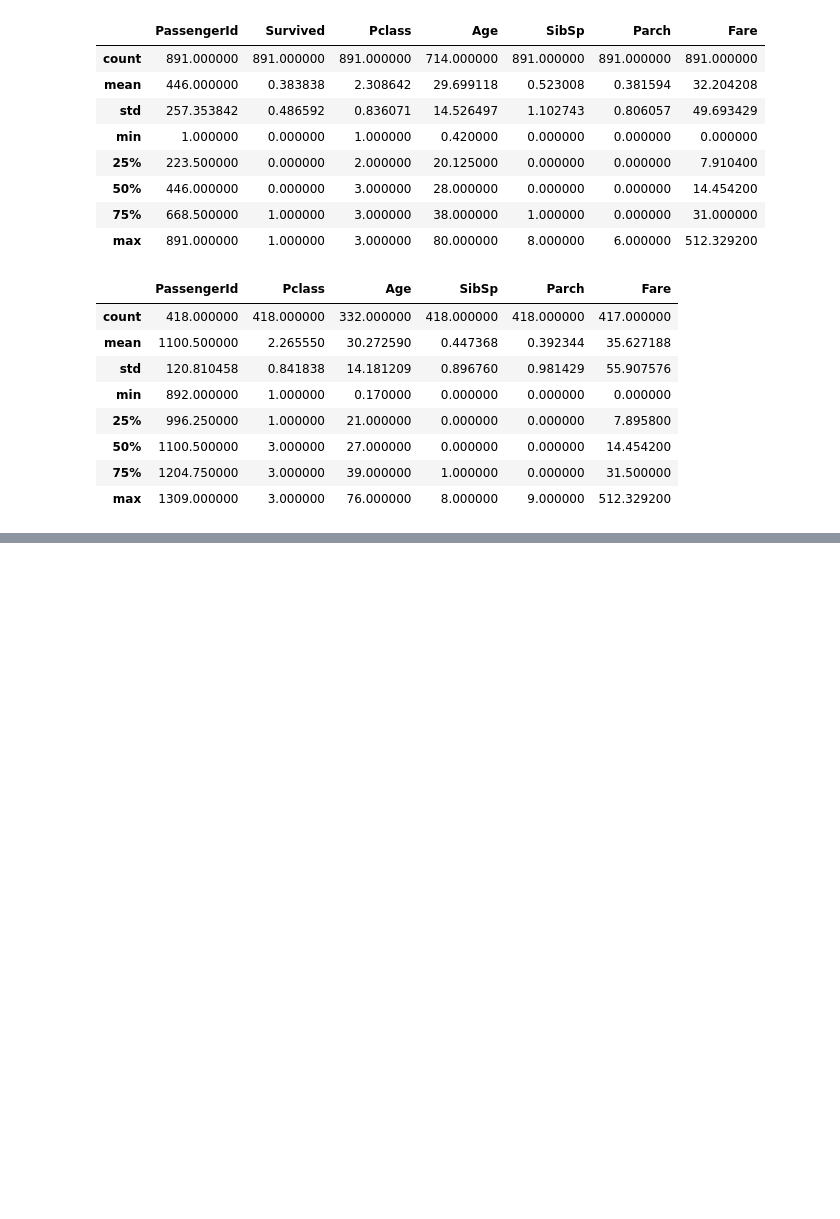
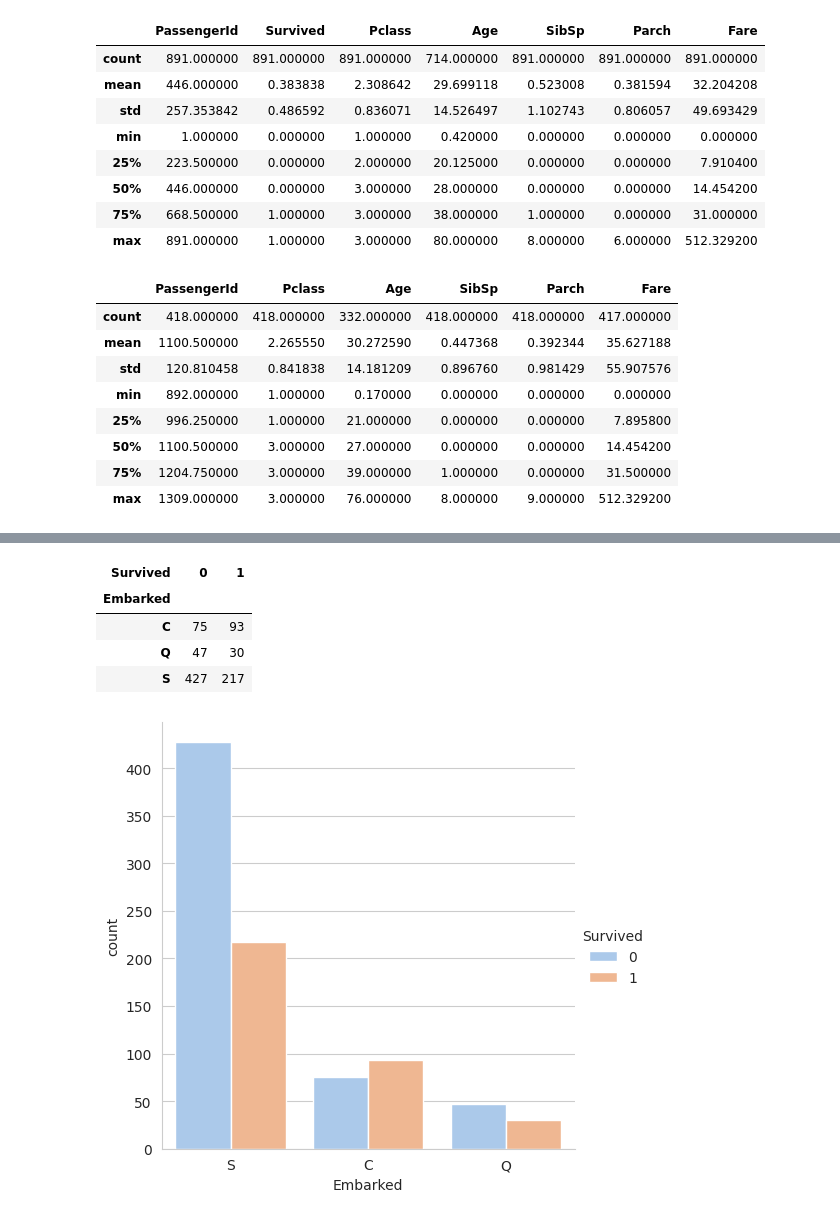
Before and after one commit to MKBD0102/Study, a Jupyter notebook: TitanicPractice_M.ipynb, the cells around one changed output, grey strips where cells are left out. Saved outputs shown, nothing was run; the diff lists cells and outputs as text; code cells hidden in the pictures; blank space fills up the shorter version.

```diff
--- a/TitanicPractice_M.ipynb
+++ b/TitanicPractice_M.ipynb
@@ -189,0 +231,11 @@ Name: count, dtype: int64
+# %%
+sns.set_style('whitegrid')
+sns.catplot(train_df, x='Embarked', hue = 'Survived', palette = 'pastel', kind = 'count')
+train_df.groupby(['Embarked','Survived']).size().unstack()
+# %% [output]
+| Survived | 0 | 1 |
+| Embarked |  |  |
+| C | 75 | 93 |
+| Q | 47 | 30 |
+| S | 427 | 217 |
+[figure, added]
```
Also changed, not shown: parts of 5 cells of this notebook.
